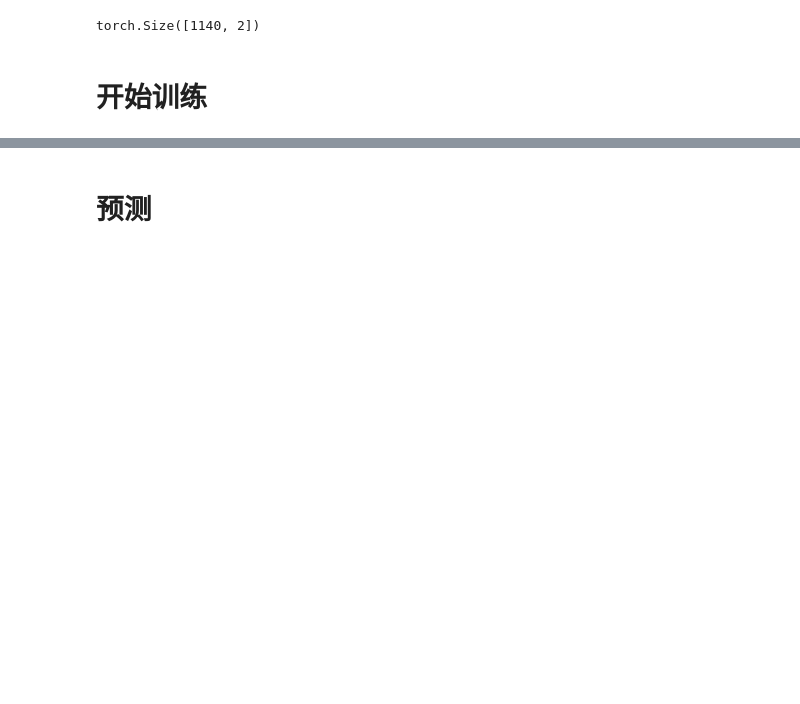
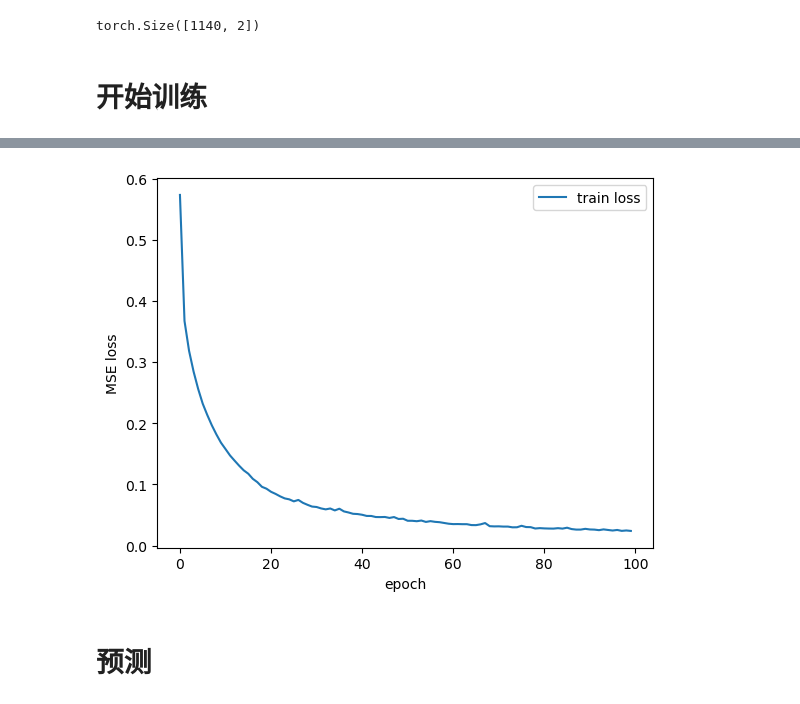
Before and after one commit to 851695e35/bdci_gnn, a Jupyter notebook: GATConv.ipynb, the cells around one changed output, grey strips where cells are left out. Cells and saved outputs as stored; diff of their text form; code cells hidden in the pictures; blank space fills up the shorter version.

```diff
--- a/GATConv.ipynb
+++ b/GATConv.ipynb
@@ -157,2 +194,15 @@ model = train(graphs, num_epochs=80)
+# %%
+# 定义模型、算法、损失函数
+model = SAGEModel(
+    input_size=input_size,
+    output_size=output_size,
+).to(device)
+# 考虑是否加入weight_decay
+optimizer = optim.Adam(model.parameters(), lr=1e-4)
+criterion = nn.MSELoss()
+
+model = train(model, criterion, optimizer, graphs, num_epochs=100)
+# %% [output]
+[figure, added]
 # %%
 # 保存模型
```
Also changed, not shown: parts of 16 cells of this notebook, 1 other file.
